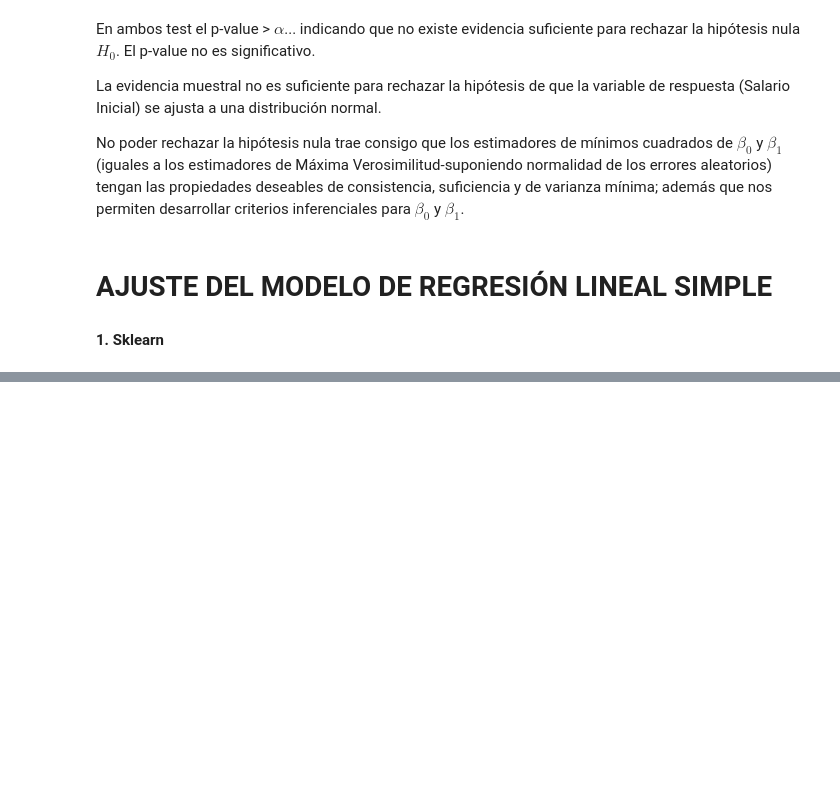
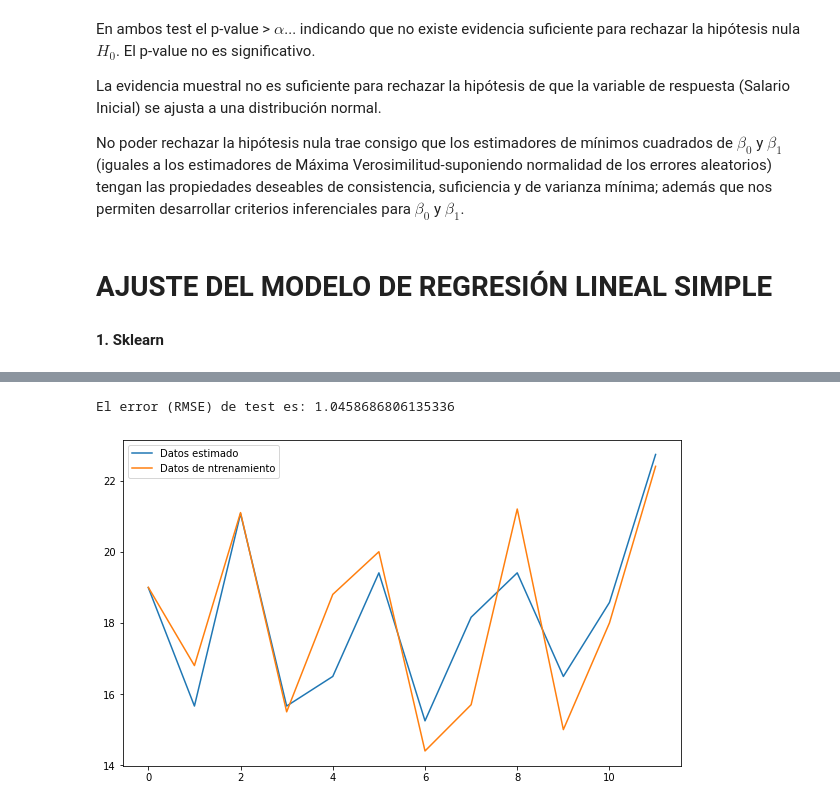
Before and after one commit to JoseGParraA/Regresion-Lineal-Python, a Jupyter notebook: notebook/RegresionLineal.ipynb, the cells around one changed output, grey strips where cells are left out. Saved outputs shown, nothing was run; the diff lists cells and outputs as text; code cells hidden in the pictures; blank space fills up the shorter version.

```diff
--- a/notebook/RegresionLineal.ipynb
+++ b/notebook/RegresionLineal.ipynb
@@ -179,0 +249,25 @@ No poder rechazar la hipótesis nula trae consigo que los estimadores de mínimo
+# %%
+# # Error de test del modelo
+
+predicciones_prueba = modelo_lineal_simple.predict(X = X_prueba)
+
+rmse = mean_squared_error(
+        y_true  = y_prueba,
+        y_pred  = predicciones_prueba,
+        squared = False
+       )
+print("")
+print(f"El error (RMSE) de test es: {rmse}")
+# %% [output]
+El error (RMSE) de test es: 1.0458686806135336
+# %%
+# Valores de entrenamiento vs valores estimados
+# ==============================================================================
+modelo_estimado = np.array(modelo_estimado)
+plt.figure(figsize=(10,6))
+plt.plot(modelo_estimado)
+plt.plot(y_entrenamiento)
+plt.legend(["Datos estimado", "Datos de ntrenamiento"])
+plt.show()
+# %% [output]
+[figure, added]
```
Also changed, not shown: parts of 8 cells of this notebook.
